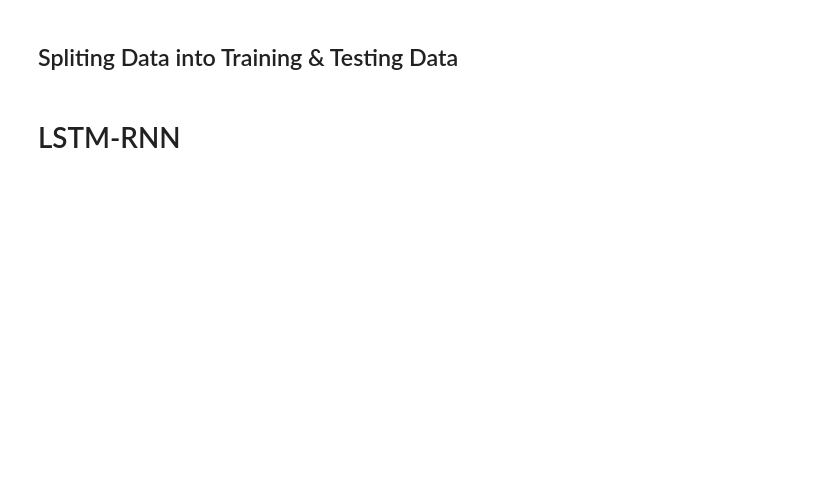
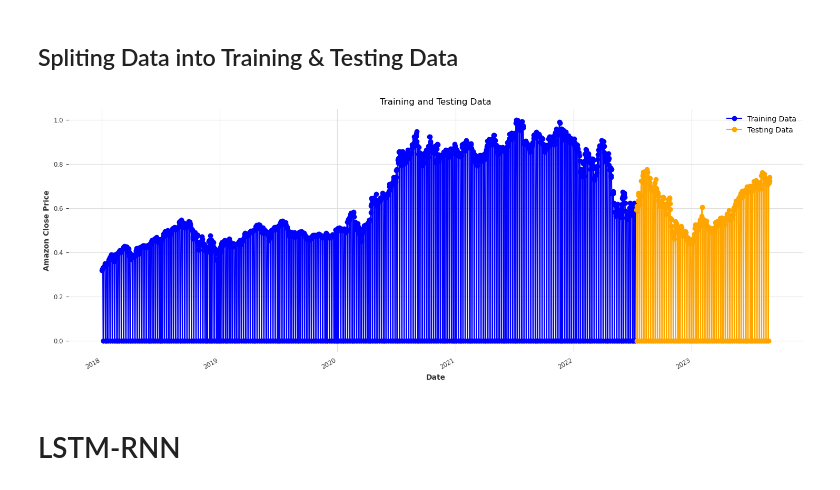
Before and after one commit to iffishells/financialforecasting, a Jupyter notebook: Notebooks/RNN_LSTM.ipynb, the cells around one changed output. Saved outputs shown, nothing was run; the diff lists cells and outputs as text; code cells hidden in the pictures; blank space fills up the shorter version.

```diff
--- a/Notebooks/RNN_LSTM.ipynb
+++ b/Notebooks/RNN_LSTM.ipynb
@@ -47,4 +41,4 @@ def calculate_metrics(actual, predicted):
 # %%
-fileName = '2_AUTOMOTIVE'
-df = pd.read_csv(f'../ProcessedData/GroupData/{fileName}.csv')
+fileName = "amazon"
+df = pd.read_csv(f"../ProcessedData/{fileName}.csv")
 df.head()
@@ -51,4 +52,4 @@ df.head()
 # %%
-df = df[['date','sales']]
+df = df[["Date", "Close"]]
 df = df.drop_duplicates()
 df.head()
@@ -60,39 +68,41 @@ import numpy as np
 import matplotlib.pyplot as plt
 
 # Assuming df is your DataFrame containing daily data
-series = TimeSeries.from_dataframe(df, "date", "sales", freq='1D', fill_missing_dates=True, fillna_value=0)
+series = TimeSeries.from_dataframe(df, "Date", "Close", freq='1D', fill_missing_dates=True, fillna_value=0)
 
 
 split_point = 0.80
 
 train_series, test_series = series.split_after(split_point)
 
 # Normalize the time series (note: we avoid fitting the transformer on the validation set)
 transformer = Scaler()
 train_transformed = transformer.fit_transform(train_series)
 test_transformed = transformer.transform(test_series)
 series_transformed = transformer.transform(series)
 
 
 # Set the figure size and style
 plt.figure(figsize=(18, 6))
 # Plot the training and testing data
 train_transformed.plot(label='Training Data', color='blue', linewidth=1.5, marker='o')
 test_transformed.plot(label='Testing Data', color='orange', linewidth=1.5, marker='o')
 
 # Add title and labels
 plt.title('Training and Testing Data')
 plt.xlabel('Date')
-plt.ylabel('Sales')
+plt.ylabel('Amazon Close Price')
 
 # Add grid lines
 plt.grid(True)
 
 # Add legend
 plt.legend()
 
 # Display the plot
 plt.show()
+# %% [output]
+[figure, added]
 # %% [markdown]
 # LSTM-RNN
 # %%
```
Also changed, not shown: parts of 5 cells of this notebook, 57 other files.
